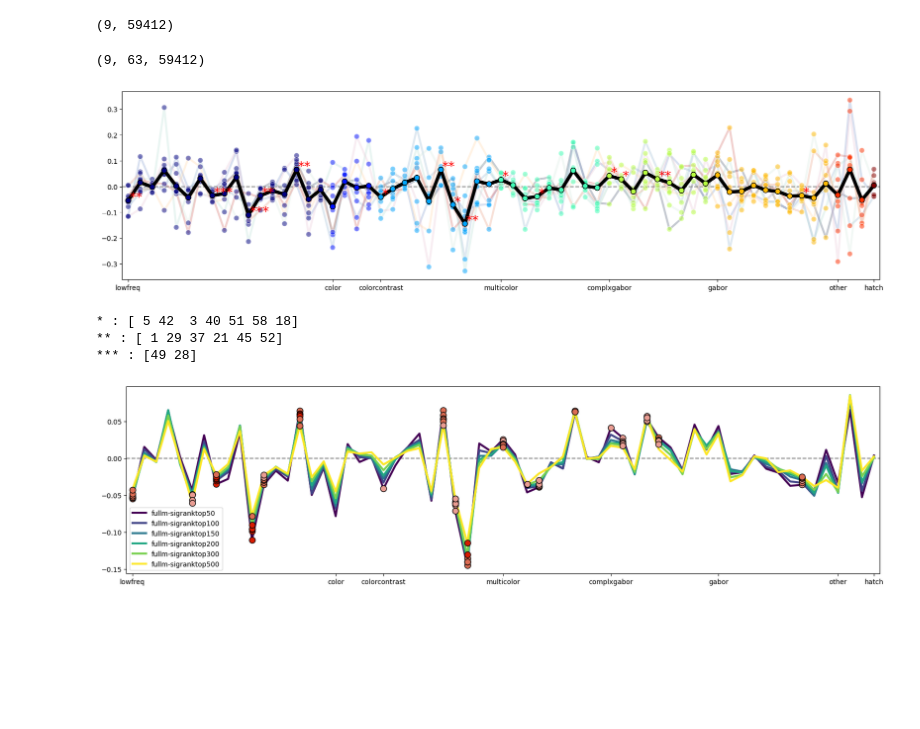
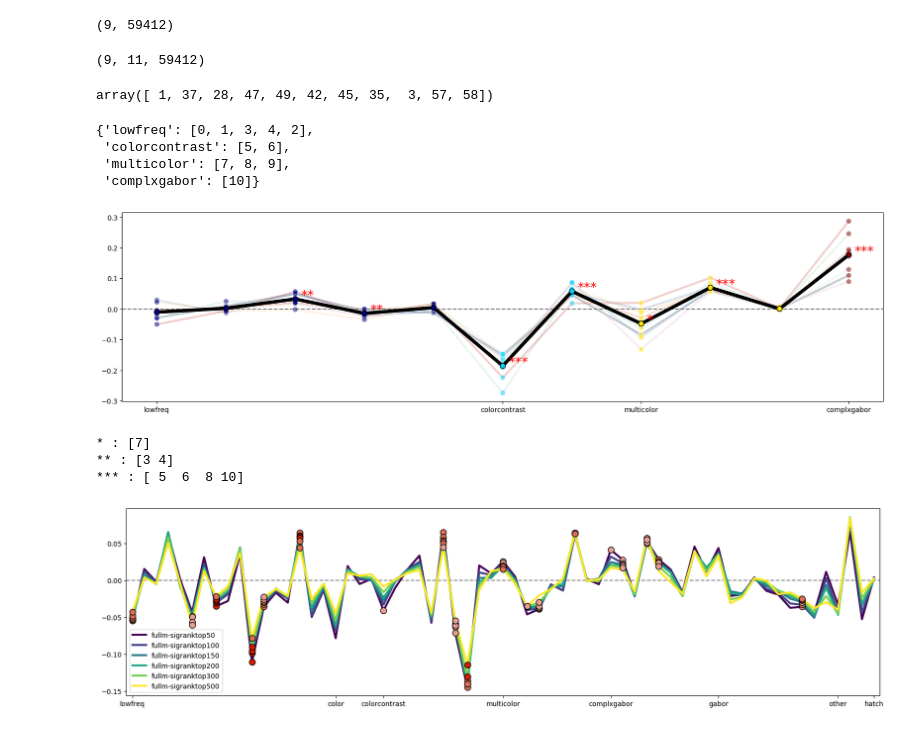
Before and after one commit to GongZhengxin/NeuralFeatureSpace, a Jupyter notebook: anal_group-feature-space.ipynb, the cells around one changed output. Cells and saved outputs as stored; diff of their text form; code cells hidden in the pictures; blank space fills up the shorter version.

```diff
--- a/anal_group-feature-space.ipynb
+++ b/anal_group-feature-space.ipynb
@@ -11,8 +11,14 @@ from os.path import join as pjoin
 from sklearn.decomposition import PCA
 from utils import get_roi_data, save_ciftifile, conv2_labels, save2cifti
 
-wk_dir = '/nfs/z1/userhome/GongZhengXin/NVP/NaturalObject/data/code/nodretinotopy/mfm_locwise_fullpipeline/'
-corr_path = os.path.join(wk_dir, 'build/featurewise-corr')
+# dataset
+work_dirs = {'nod': '/nfs/z1/userhome/GongZhengXin/NVP/NaturalObject/data/code/nodretinotopy/mfm_locwise_fullpipeline/',
+            'nsd': '/nfs/z1/userhome/GongZhengXin/NVP/NaturalObject/data/code/nodretinotopy/mfm_locwise_fullpipeline/NSD-mfm' }
+# dataset name
+dataset = 'nod'
+# working dir
+wk_dir = work_dirs[dataset]
+corr_path = os.path.join(wk_dir, 'build/featurewise-corr/last-12-feature')
 voxel_mask_path = os.path.join(wk_dir, 'prep/voxel_masks/')
 
 subs = [f'sub-0{i+1}' for i in list(range(9))]
@@ -21,21 +27,19 @@ layername = 'googlenet-conv2'
 modelname = 'RFmodels'
 
 mask_name = 'primaryvis-in-MMP'
-voxel_mask_nii = nib.load(os.path.join(voxel_mask_path, f'nod-voxmask_{mask_name}.dlabel.nii'))
+voxel_mask_nii = nib.load(os.path.join(voxel_mask_path, f'{dataset}-voxmask_{mask_name}.dlabel.nii'))
 voxel_mask = np.squeeze(voxel_mask_nii.get_fdata())
 voxel_indices = np.where(voxel_mask==1)[0]
 
 # generate specific ROI
 v1_voxels = np.array([ _ for _ in np.where(get_roi_data(None, 'V1')==1)[0] if _ in voxel_indices])
-
 v2_voxels = np.array([ _ for _ in  np.where(get_roi_data(None, 'V2')==1)[0] if _ in voxel_indices])
-
 v3_voxels = np.array([ _ for _ in  np.where(get_roi_data(None, 'V3')==1)[0] if _ in voxel_indices])
 v4_voxels = np.array([ _ for _ in  np.where(get_roi_data(None, 'V4')==1)[0] if _ in voxel_indices])
 
-sharing_repeats = nib.load(os.path.join(voxel_mask_path, 'nod-voxmask_gmmret-in-subj-repeats.dscalar.nii')).get_fdata()
-mask_gmm = nib.load(os.path.join(voxel_mask_path, 'nod-voxmask_gmmret-in-subj.dlabel.nii')).get_fdata()
-mask_fix = nib.load(os.path.join(voxel_mask_path, 'nod-voxmask_fixret-in-subj.dlabel.nii')).get_fdata()
+# sharing_repeats = nib.load(os.path.join(voxel_mask_path, 'nod-voxmask_gmmret-in-subj-repeats.dscalar.nii')).get_fdata()
+# mask_gmm = nib.load(os.path.join(voxel_mask_path, 'nod-voxmask_gmmret-in-subj.dlabel.nii')).get_fdata()
+# mask_fix = nib.load(os.path.join(voxel_mask_path, 'nod-voxmask_fixret-in-subj.dlabel.nii')).get_fdata()
 # %%
 # 载入每个被试、每个feature的beta值
 indexname = 'fullm-coef'
@@ -111,11 +115,34 @@ for file in files:
 pvalues = np.stack(pvalues, axis=0)
 print(pvalues.shape)
 # %% [output]
-(9, 63, 59412)
+(9, 11, 59412)
+# %%
+import numpy as np
+singlesig_filter = np.array([1,47,60,49,28,29,37,21,42,45,3,35,17,57,58,25])
+
+
+singlesig_filter[np.array([0,6,4,1,3,8,9,11,10,13,14])]
+# %% [output]
+array([ 1, 37, 28, 47, 49, 42, 45, 35,  3, 57, 58])
+# %%
+singlesig_filter =  np.array([ 1, 37, 28, 47, 49, 42, 45, 35,  3, 57, 58]) #np.array([1,47,60,49,28,29,37,21,42,45,3,35,17,57,58,25])
+filtered_conv2_labels = {}
+
+for key, features in conv2_labels.items():
+    intersection = list(set(features) & set(singlesig_filter))
+    if len(intersection)>0:
+
+        filtered_conv2_labels[key] = [list(singlesig_filter).index(_) for _ in intersection]
+filtered_conv2_labels
+# %% [output]
+{'lowfreq': [0, 1, 3, 4, 2],
+ 'colorcontrast': [5, 6],
+ 'multicolor': [7, 8, 9],
+ 'complxgabor': [10]}
 # %%
 # feature beta scatter，对每一类特征，挑出显著的体素， 查看显著β值的具体状况
 subcolors = ['#404e67',  '#809bce',  '#95b8d1',  '#b8e0d4',  '#d6eadf',  '#eac4d5',  '#d1625c',  '#e89c81', '#ffd6a5']
-label_dict = conv2_labels
+label_dict = filtered_conv2_labels #conv2_labels
 setcolors = plt.cm.jet(np.linspace(0, 1, len(label_dict.keys())))
 center_biases = np.linspace(-0.35, 0.35, len(subs))
 
@@ -145,17 +172,17 @@ method = {
           'fullm-sigranktop1400': lambda x_sub, y_isub, z_index : sigrank_roi[x_sub][0:1400],
           'fullm-sigranktop1600': lambda x_sub, y_isub, z_index : sigrank_roi[x_sub][0:1600],
           'fullm-sigrankALL': lambda x_sub, y_isub, z_index : sigrank_roi[x_sub],
-          'double-significance': lambda x_sub, y_isub, z_index :np.array(list(set(sig_roi[x_sub]) & set(np.where(pvalues[y_isub, z_index, :] < 0.05)[0]))),
+        #   'double-significance': lambda x_sub, y_isub, z_index :np.array(list(set(sig_roi[x_sub]) & set(np.where(pvalues[y_isub, z_index, :] < 0.05)[0]))),
           'fullm-significance':  lambda x_sub, y_isub, z_index :sig_roi[x_sub],
 
           }#'mcoef-significance':  lambda x_sub, y_isub, z_index : np.where(pvalues[y_isub, z_index, :] < 0.05)[0],
 # %%
 # 信息量太大，简单summary成 sub x feature，按 set 聚类
 # 确定筛选办法
-methodname = 'fullm-sigranktop50' #'double-significance' # 'mcoef-significance' #'fullm-significance' #
+methodname = 'fullm-significance' #'fullm-sigranktop50' #'double-significance' # 'mcoef-significance' #
 
 subcolors = ['#404e67',  '#809bce',  '#95b8d1',  '#b8e0d4',  '#d6eadf',  '#eac4d5',  '#d1625c',  '#e89c81', '#ffd6a5']
-label_dict = conv2_labels
+label_dict = filtered_conv2_labels # conv2_labels
 setcolors = plt.cm.jet(np.linspace(0, 1, len(label_dict.keys())))
 draw_sorting = []
 draw_colors = []
@@ -188,38 +215,38 @@ for isub, sub in enumerate(subs):
     ax.scatter(np.arange(len(draw_sorting)), sub_feature_mean[isub], color=draw_colors, s=60, alpha=0.5, edgecolors='white', zorder=4)
 ax.plot(mean_sub_feature_mean, color='black', lw=5,zorder=4)
 ax.scatter(np.arange(len(draw_sorting)), sub_feature_mean.mean(axis=0), color=draw_colors, s=60, edgecolors='black', zorder=5)
-ax.set_xlim([-0.5, 62.5])
+ax.set_xlim([-0.5, len(draw_sorting)-.5])
 ax.axhline(y=0, color='gray', ls='--')
 
 from scipy import stats
 _, p_value = stats.ttest_1samp(sub_feature_mean, 0)
 for pos in np.where(np.logical_and(p_value < 0.05, p_value >= 0.01)==1)[0]:
     infotxt = '*'
     ax.text(pos+0.08, sub_feature_mean.mean(axis=0)[pos]+0.01, infotxt, fontsize=19, color='red',
     horizontalalignment='left', verticalalignment='center', zorder=7)
 for pos in np.where(np.logical_and(p_value < 0.01, p_value >= 0.001)==1)[0]:
     infotxt = '**'
     ax.text(pos+0.08, sub_feature_mean.mean(axis=0)[pos]+0.01, infotxt, fontsize=19, color='red',
     horizontalalignment='left', verticalalignment='center',zorder=7)
 for pos in np.where(p_value < 0.001)[0]:
     infotxt = '***'
     ax.text(pos+0.08, sub_feature_mean.mean(axis=0)[pos]+0.01, infotxt, fontsize=19, color='red',
     horizontalalignment='left', verticalalignment='center',zorder=7)
 ax.set_xticks(draw_ticks[0:-1])
 ax.set_xticklabels(draw_tickslabels)
 
 fig_path = pjoin(wk_dir, 'vis/group-feature-sig')
 plt.savefig(pjoin(fig_path, f'Group_{methodname}-feature-space-component.jpg'), dpi=300, bbox_inches='tight')
 plt.show()
 
 print('* :', np.array(draw_sorting)[np.where(np.logical_and(p_value < 0.05, p_value >= 0.01)==1)[0]] )
 print('** :', np.array(draw_sorting)[np.where(np.logical_and(p_value < 0.01, p_value >= 0.001)==1)[0]])
 print('*** :', np.array(draw_sorting)[np.where(p_value < 0.001)[0]])
 # %% [output]
-[figure, old version]
+[figure, new version]
-* : [ 5 42  3 40 51 58 18]
-** : [ 1 29 37 21 45 52]
-*** : [49 28]
+* : [7]
+** : [3 4]
+*** : [ 5  6  8 10]
 # %%
 # 画个大图试试
 from scipy import stats
```
Also changed, not shown: parts of 3 cells of this notebook, 32 other files.
